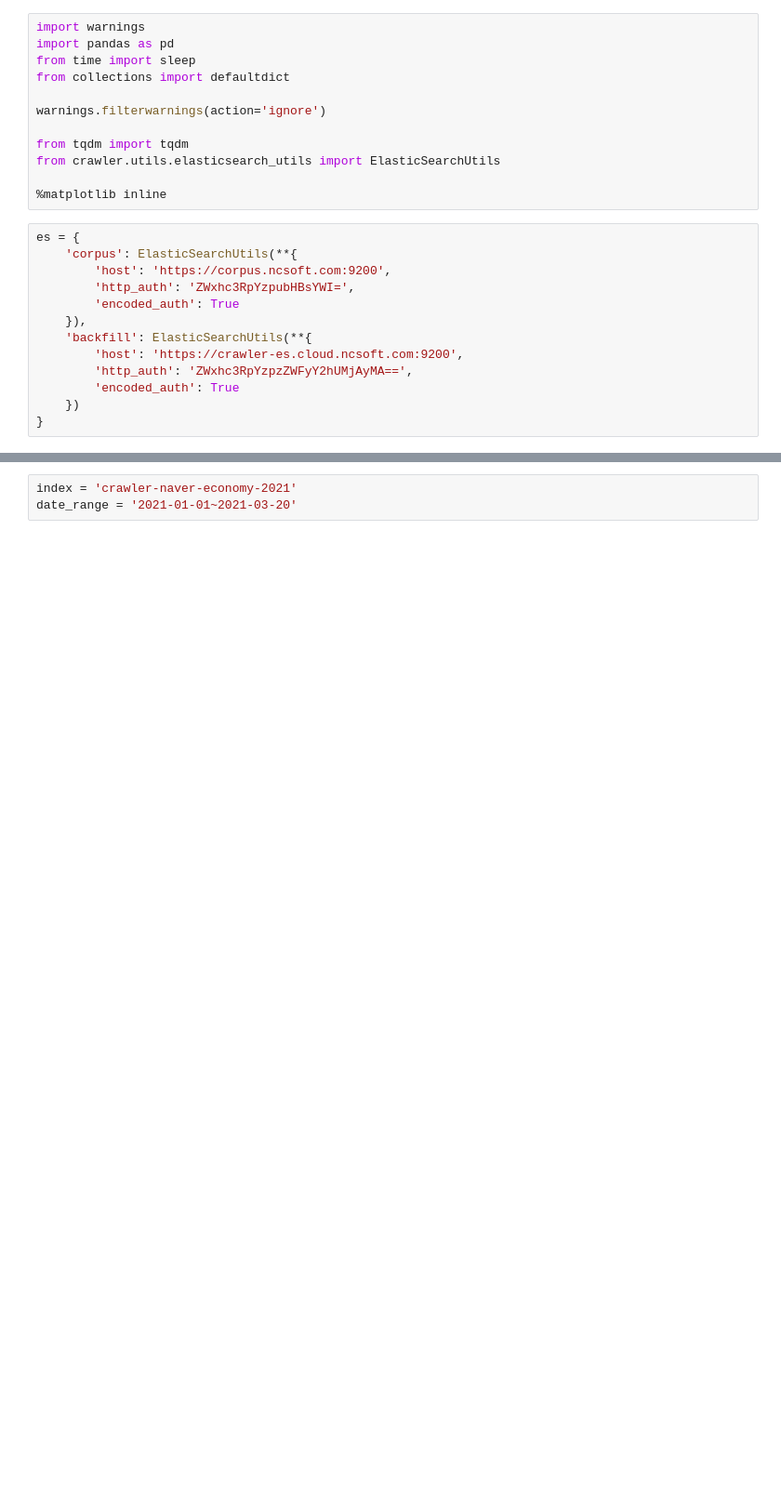
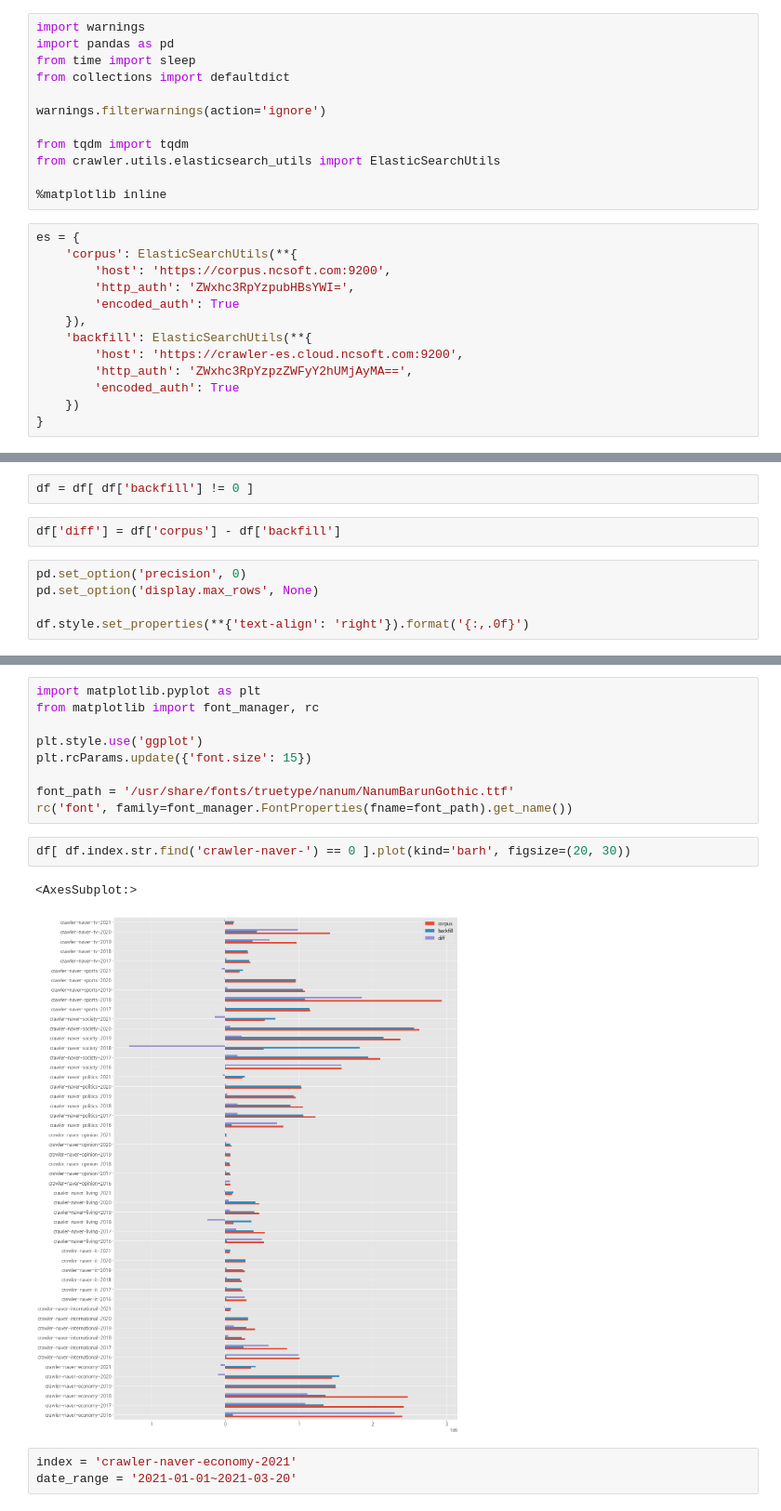
Before and after one commit to ejpark78/nlp-utils, a Jupyter notebook: notebook/backfill.ipynb, the cells around one changed output, grey strips where cells are left out. Shown at 93% size. Saved outputs shown, nothing was run; the diff lists cells and outputs as text; blank space fills up the shorter version.

```diff
--- a/notebook/backfill.ipynb
+++ b/notebook/backfill.ipynb
@@ -28,0 +71,9 @@ es = {
+# %%
+df = df[ df['backfill'] != 0 ]
+# %%
+df['diff'] = df['corpus'] - df['backfill']
+# %%
+pd.set_option('precision', 0)
+pd.set_option('display.max_rows', None)
+
+df.style.set_properties(**{'text-align': 'right'}).format('{:,.0f}')
@@ -29,3 +98,17 @@ es = {
+# %%
+import matplotlib.pyplot as plt
+from matplotlib import font_manager, rc
+
+plt.style.use('ggplot')
+plt.rcParams.update({'font.size': 15})
+
+font_path = '/usr/share/fonts/truetype/nanum/NanumBarunGothic.ttf'
+rc('font', family=font_manager.FontProperties(fname=font_path).get_name())
+# %%
+df[ df.index.str.find('crawler-naver-') == 0 ].plot(kind='barh', figsize=(20, 30))
+# %% [output]
+<AxesSubplot:>
+[figure, added]
 # %%
 index = 'crawler-naver-economy-2021'
 date_range = '2021-01-01~2021-03-20'
```
Also changed, not shown: parts of 6 cells of this notebook, 10 other files.
